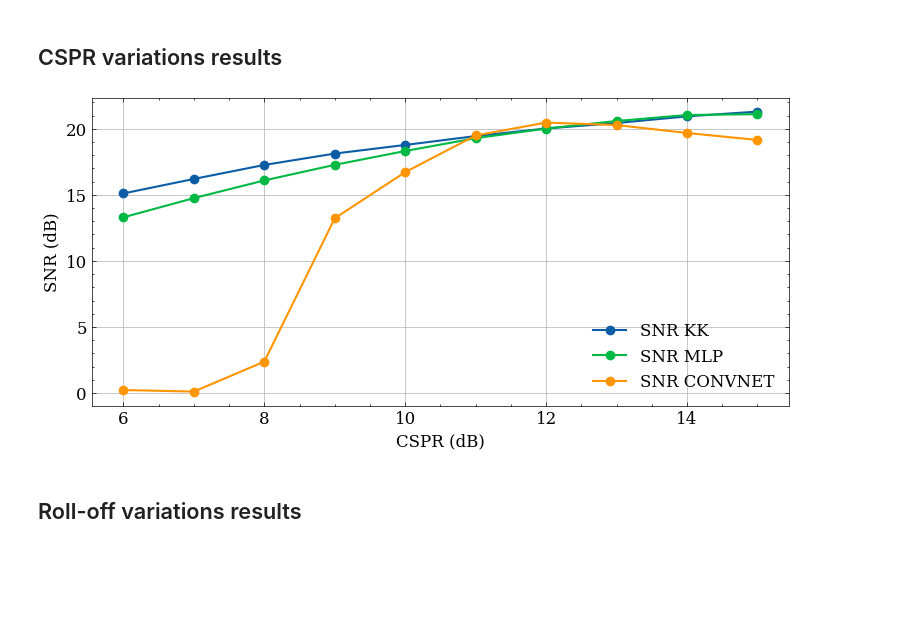
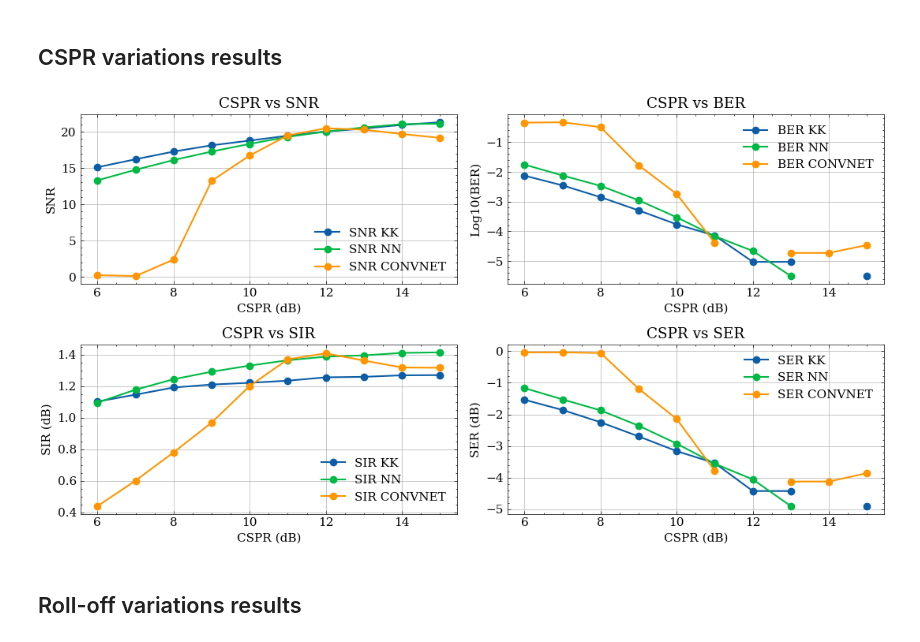
Before and after one commit to silasabs/PIVIC-PIBIC-Comunicacoes-Opticas, a Jupyter notebook: jupyter notebooks/Results_PhaseRetrieval.ipynb, the cells around one changed output. Drawn from its saved outputs; the diff is of its cells as text; code cells hidden in the pictures; blank space fills up the shorter version.

```diff
--- a/jupyter notebooks/Results_PhaseRetrieval.ipynb
+++ b/jupyter notebooks/Results_PhaseRetrieval.ipynb
@@ -10,7 +10,7 @@ import seaborn as sns
 
 import numpy as np
 # %%
-plt.rcParams['font.size'] = 12
+plt.rcParams['font.size'] = 11
 plt.rcParams['lines.linewidth'] = 1.5
 plt.rcParams['text.usetex'] = False
 
@@ -24,51 +24,52 @@ def loadArray(file_path):
 ## CSPR variations results
 # %%
 loPower = np.arange(6,16,1)
-savePlots = False
+savePlots = True
 
 CSPR_BER = loadArray(r'C:\Users\Silas\Documents\PIVIC-Comunicacoes-Opticas\resultados\Data\Pibic\CSPR_BER_SpS_4_128_Sample.npy')
 CSPR_SIR = loadArray(r'C:\Users\Silas\Documents\PIVIC-Comunicacoes-Opticas\resultados\Data\Pibic\CSPR_SIR_SpS_4_128_Sample.npy')
 CSPR_SNR = loadArray(r'C:\Users\Silas\Documents\PIVIC-Comunicacoes-Opticas\resultados\Data\Pibic\CSPR_SNR_SpS_4_128_Sample.npy')
 CSPR_SER = loadArray(r'C:\Users\Silas\Documents\PIVIC-Comunicacoes-Opticas\resultados\Data\Pibic\CSPR_SER_SpS_4_128_Sample.npy')
 
-plt.figure(figsize=(9,4))
-plt.plot(loPower, CSPR_SNR[0,:],'-o', label='SNR KK')
-plt.plot(loPower, CSPR_SNR[1,:],'-o', label='SNR MLP')
-plt.plot(loPower, CSPR_SNR[2,:],'-o', label='SNR CONVNET')
-plt.xlabel('CSPR (dB)')
-plt.ylabel('SNR (dB)')
-plt.grid()
-plt.legend();
+labels = ['KK', 'NN', 'CONVNET']
+fig, ax = plt.subplots(2, 2, figsize=(11,6))
 
-# plt.plot(loPower, np.log10(CSPR_BER[0,:]),'-o', label='BER KK')
-# plt.plot(loPower, np.log10(CSPR_BER[1,:]),'-o', label='BER MLP')
-# plt.plot(loPower, np.log10(CSPR_BER[2,:]),'-o', label='BER CONVNET')
-# plt.xlabel('CSPR (dB)')
-# plt.ylabel('BER (dB)')
-# plt.grid()
-# plt.legend();
+for index in range(0, 3):
+    # Plot SNR
+    ax[0,0].plot(loPower, CSPR_SNR[index,:],'-o', label='SNR '+labels[index])
+    ax[0,0].set_xlabel('CSPR (dB)')
+    ax[0,0].set_ylabel('SNR')
+    ax[0,0].title.set_text('CSPR vs SNR')
+    ax[0,0].legend()
+    ax[0,0].grid()
+    # Plot BER
+    ax[0,1].plot(loPower, np.log10(CSPR_BER[index,:]),'-o', label='BER '+labels[index])
+    ax[0,1].set_xlabel('CSPR (dB)')
+    ax[0,1].set_ylabel('Log10(BER)')
+    ax[0,1].title.set_text('CSPR vs BER')
+    ax[0,1].legend()
+    ax[0,1].grid()
+    # Plot SIR
+    ax[1,0].plot(loPower, np.log10(CSPR_SIR[index,:]),'-o', label='SIR '+labels[index])
+    ax[1,0].set_xlabel('CSPR (dB)')
+    ax[1,0].set_ylabel('SIR (dB)')
+    ax[1,0].title.set_text('CSPR vs SIR')
+    ax[1,0].legend()
+    ax[1,0].grid()
+    # Plot SER
+    ax[1,1].plot(loPower, np.log10(CSPR_SER[index,:]),'-o', label='SER '+labels[index])
+    ax[1,1].set_xlabel('CSPR (dB)')
+    ax[1,1].set_ylabel('SER (dB)')
+    ax[1,1].title.set_text('CSPR vs SER')
+    ax[1,1].legend()
+    ax[1,1].grid()
 
-# plt.subplot(2,2,1)
-# plt.plot(loPower, np.log10(CSPR_SIR[0,:]),'-o', label='SNR KK')
-# plt.plot(loPower, np.log10(CSPR_SIR[1,:]),'-o', label='SNR MLP')
-# plt.plot(loPower, np.log10(CSPR_SIR[2,:]),'-o', label='SNR CONVNET')
-# plt.xlabel('CSPR (dB)')
-# plt.ylabel('SIR (dB)')
-# plt.grid()
-# plt.legend();
-
-# plt.plot(loPower, np.log10(CSPR_SER[0,:]),'-o', label='SER KK')
-# plt.plot(loPower, np.log10(CSPR_SER[1,:]),'-o', label='SER MLP')
-# plt.plot(loPower, np.log10(CSPR_SER[2,:]),'-o', label='SER CONVNET')
-# plt.xlabel('CSPR (dB)')
-# plt.ylabel('SER')
-# plt.grid()
-# plt.legend();
+    plt.tight_layout()
 
 if savePlots:
-    plt.savefig(figurePath+'\SNRvsCSPR.png', dpi=600)
+    plt.savefig(figurePath+'\CSPR_Results.png', dpi=600)
 # %% [output]
-[figure, old version]
+[figure, new version]
 # %% [markdown]
 ## Roll-off variations results
 # %%
```
Also changed, not shown: parts of 4 cells of this notebook.
